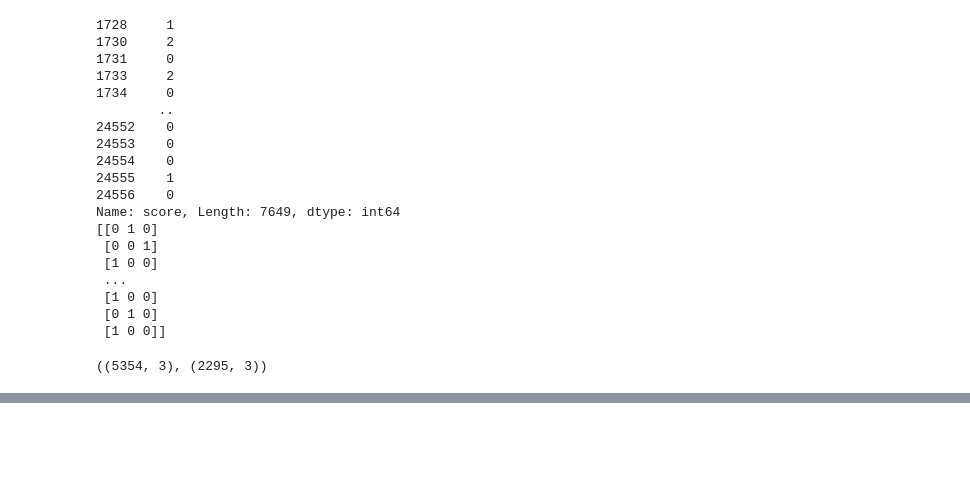
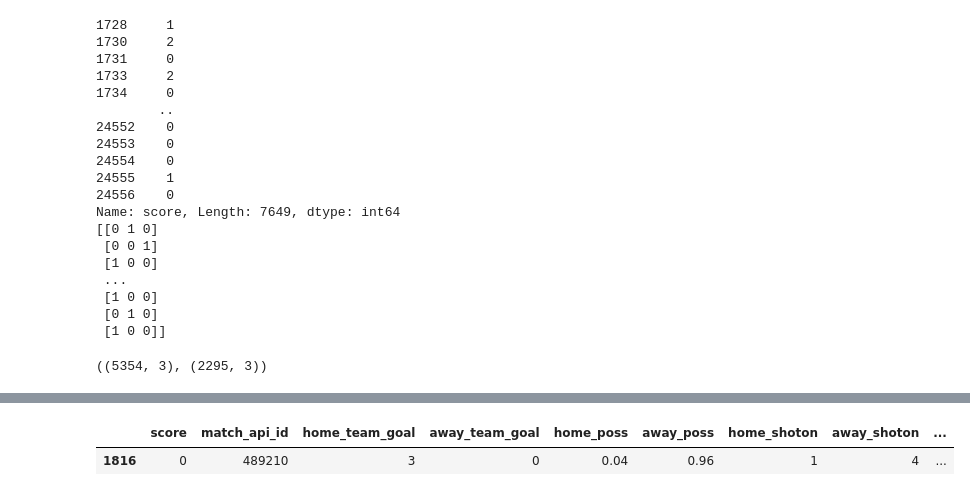
Before and after one commit to OlivierPaulo/Football_Bet, a Jupyter notebook: notebooks/data-analysis.ipynb, the cells around one changed output, grey strips where cells are left out. Cells and saved outputs as stored; diff of their text form; code cells hidden in the pictures; blank space fills up the shorter version.

```diff
--- a/notebooks/data-analysis.ipynb
+++ b/notebooks/data-analysis.ipynb
@@ -1182,0 +1210,5 @@ array([[0.23837365, 0.24357739, 0.51804894]], dtype=float32)
+# %%
+final_df[["score","match_api_id","home_team_goal","away_team_goal"]+features][final_df["match_api_id"] == 489210]
+# %% [output]
+|  | score | match_api_id | home_team_goal | away_team_goal | home_poss | away_poss | home_shoton | away_shoton | ... |
+| 1816 | 0 | 489210 | 3 | 0 | 0.04 | 0.96 | 1 | 4 | ... |
```
Also changed, not shown: parts of 40 cells of this notebook, 1 other file.
